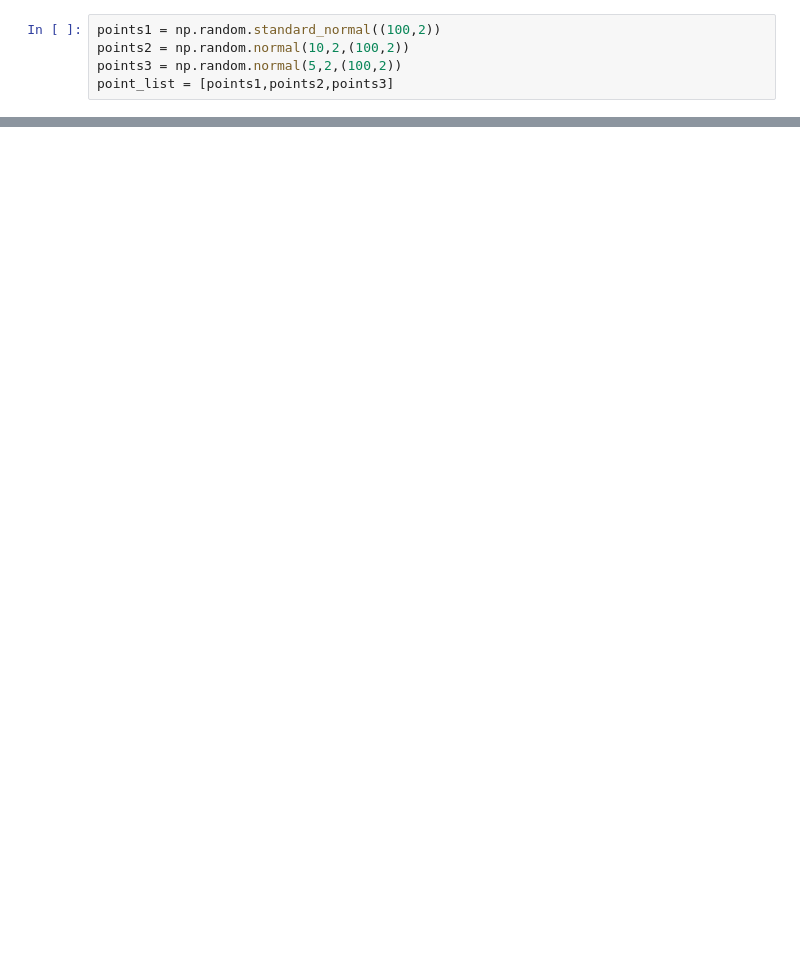
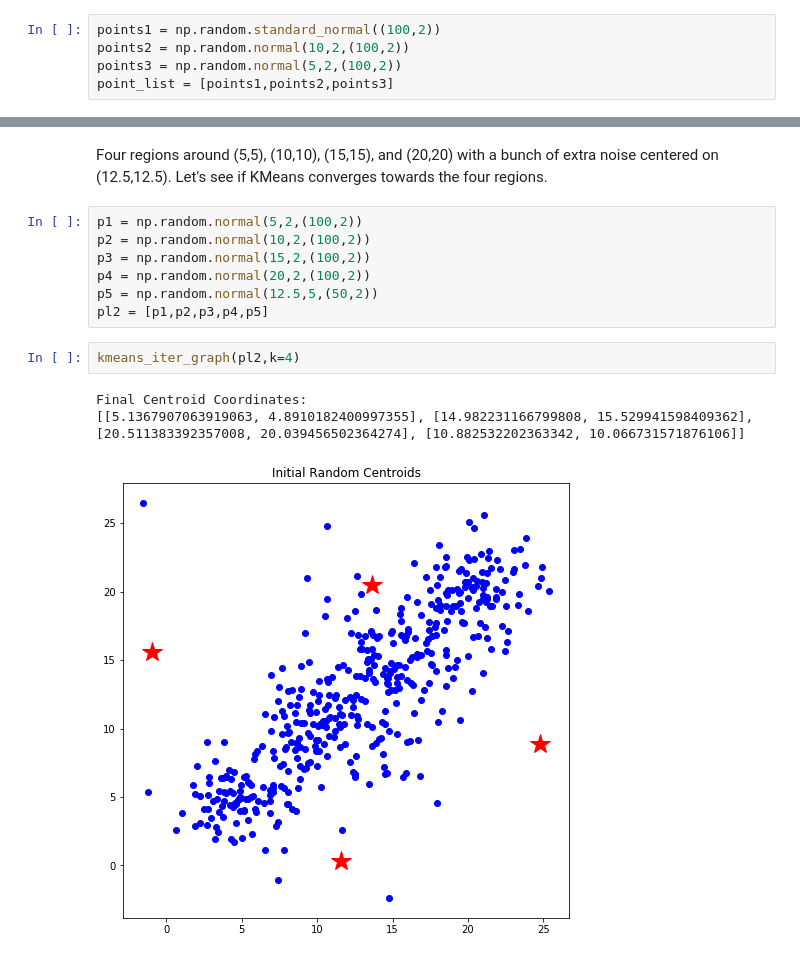
Before and after one commit to keithqu/illustrative, a Jupyter notebook: K Means Iteration.ipynb, the cells around one changed output, grey strips where cells are left out. Saved outputs shown, nothing was run; the diff lists cells and outputs as text; blank space fills up the shorter version.

```diff
--- a/K Means Iteration.ipynb
+++ b/K Means Iteration.ipynb
@@ -67,0 +77,15 @@ Final Centroid Coordinates:
+# %% [markdown]
+Four regions around (5,5), (10,10), (15,15), and (20,20) with a bunch of extra noise centered on (12.5,12.5). Let's see if KMeans converges towards the four regions.
+# %%
+p1 = np.random.normal(5,2,(100,2))
+p2 = np.random.normal(10,2,(100,2))
+p3 = np.random.normal(15,2,(100,2))
+p4 = np.random.normal(20,2,(100,2))
+p5 = np.random.normal(12.5,5,(50,2))
+pl2 = [p1,p2,p3,p4,p5]
+# %%
+kmeans_iter_graph(pl2,k=4)
+# %% [output]
+Final Centroid Coordinates:
+[[5.1367907063919063, 4.8910182400997355], [14.982231166799808, 15.529941598409362], [20.511383392357008, 20.039456502364274], [10.882532202363342, 10.066731571876106]]
+[figure, added]
```
Also changed, not shown: parts of 5 cells of this notebook.
